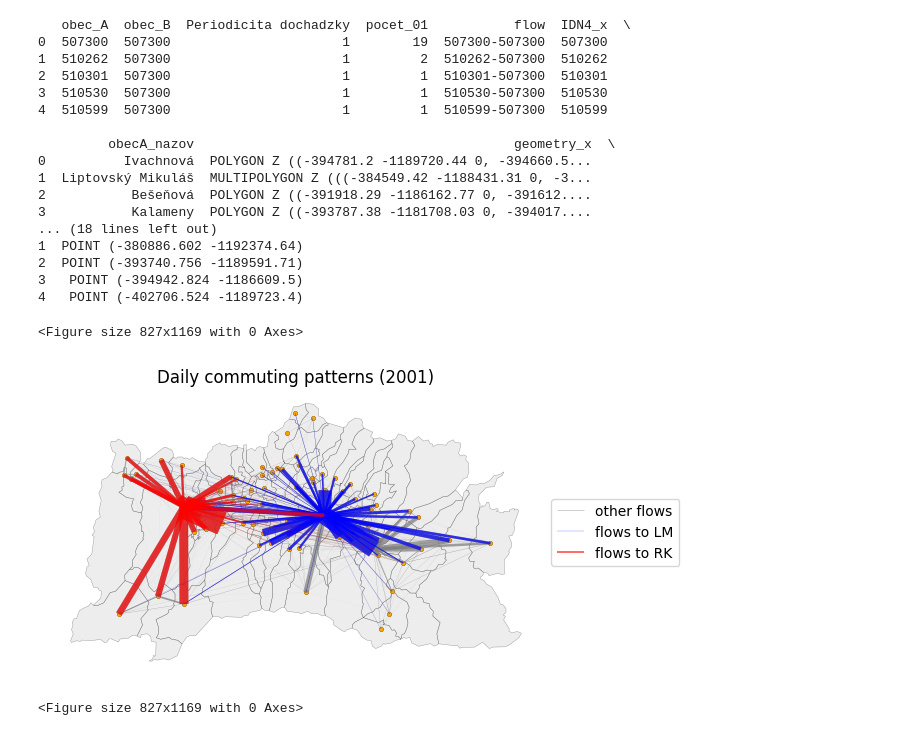
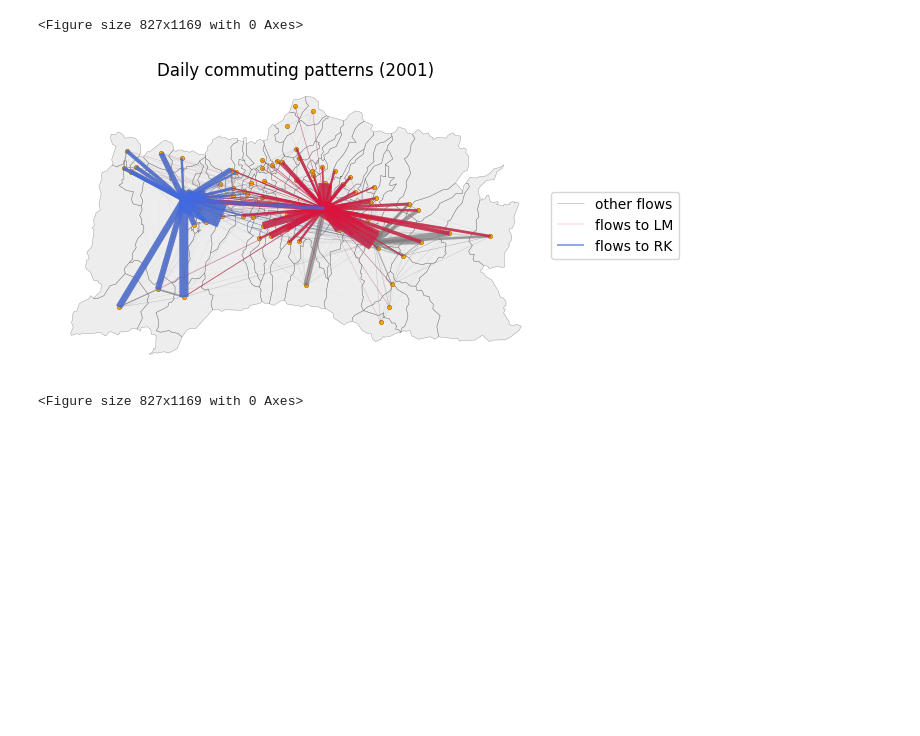
Before and after one commit to dbelohonov/maps_liptov, a Jupyter notebook: notebooks/maps_2001.ipynb, the cells around one changed output. Saved outputs shown, nothing was run; the diff lists cells and outputs as text; code cells hidden in the pictures; blank space fills up the shorter version.

```diff
--- a/notebooks/maps_2001.ipynb
+++ b/notebooks/maps_2001.ipynb
@@ -357,6 +359,12 @@ commuting = commute1.merge(
     how = "right"
 ).rename(columns = {"NM4": "obecB_nazov"})
 # print(commute1.head())
+commuting = commuting.merge(
+    lipt_colors,
+    left_on = "obec_B",
+    right_on = "obec_id",
+    how = "left"
+)
 print(commuting.head())
 # %% [output]
    obec_A  obec_B  Periodicita dochadzky  pocet_01           flow  IDN4_x  \
@@ -769,15 +593,10 @@ commuting_gdf = gpd.GeoDataFrame(
     geometry=[Point(xy) for xy in zip(commuting["start_x"], commuting["start_y"])],
     crs="EPSG:5514"
 )
-print(commuting_gdf.head())
+# print(commuting_gdf.head())
 
 background = gpd.read_file(r"../data/geo/liptov.shp")
-# flows_selected = f[f["kod_dest"].isin(["510262", "510998"])].copy()
 
-# flows_selected["geometry"] = flows_selected.apply(
-#     lambda row: LineString([(row["start_x"], row["start_y"]), (row["end_x"], row["end_y"])]),
-#     axis = 1
-# )
 commuting["geometry"] = commuting.apply(
     lambda row: LineString([(row["start_x"], row["start_y"]), (row["end_x"], row["end_y"])]),
     axis = 1
@@ -806,7 +625,7 @@ flows_510262.plot(
     ax = ax,
     linewidth = flows_510262["pocet_01"]/50,
     alpha = 0.7,
-    color = "blue",
+    color = "crimson",
     label = "flows to LM"
 )
 
@@ -814,33 +633,9 @@ flows_510998.plot(
     ax = ax,
     linewidth = flows_510998["pocet_01"]/50,
     alpha = 0.7,
-    color = "red",
+    color = "royalblue",
     label = "flows to RK"
 )
-
-
-# flows_other.plot(
-#     ax = ax,
-#     linewidth = flows_other["pocet"] / flows_other["pocet"].max()*100,
-#     alpha = 0.7,
-#     color = "grey",
-#     label = "other flows"
-# )
-# flows_510262.plot(
-#     ax = ax,
-#     linewidth = flows_510262["pocet"] / flows_510262["pocet"].max()*100,
-#     alpha = 0.7,
-#     color = "blue",
-#     label = "flows to LM"
-# )
-
-# flows_510998.plot(
-#     ax = ax,
-#     linewidth = flows_510998["pocet"] / flows_510998["pocet"].max()*100,
-#     alpha = 0.7,
-#     color = "red",
-#     label = "flows to RK"
-# )
 
 obce_gdf.plot(
     ax = plt.gca(),
@@ -855,52 +650,35 @@ plt.legend(
     frameon = True
 )
 
 plt.title("Daily commuting patterns (2001)")
 plt.xlabel("Longitude")
 plt.ylabel("Latitude")
 plt.axis(False)
 
 plt.grid(False)
 
 obce_gdf.plot(
     ax = plt.gca(),
     color = "orange",
     markersize = 10.0,
     edgecolor = "black",
     linewidth = 0.1
 )
 plt.legend(
     loc = "center left",
     bbox_to_anchor = (1, 0.5),
     frameon = True
 )
 
 plt.title("Daily commuting patterns (2001)")
 plt.axis(False)
 plt.grid(False)
 
 plt.savefig("../result_maps/flows/LM_RK_flows_2001.pdf", format = "pdf", dpi = 300, bbox_inches = "tight")
 plt.show()
 # %% [output]
-   obec_A  obec_B  Periodicita dochadzky  pocet_01           flow  IDN4_x  \
-0  507300  507300                      1        19  507300-507300  507300
-1  510262  507300                      1         2  510262-507300  510262
-2  510301  507300                      1         1  510301-507300  510301
-3  510530  507300                      1         1  510530-507300  510530
-4  510599  507300                      1         1  510599-507300  510599
-
-         obecA_nazov                                         geometry_x  \
-0          Ivachnová  POLYGON Z ((-394781.2 -1189720.44 0, -394660.5...
-1  Liptovský Mikuláš  MULTIPOLYGON Z (((-384549.42 -1188431.31 0, -3...
-2           Bešeňová  POLYGON Z ((-391918.29 -1186162.77 0, -391612....
-3           Kalameny  POLYGON Z ((-393787.38 -1181708.03 0, -394017....
-... (18 lines left out)
-1  POINT (-380886.602 -1192374.64)
-2  POINT (-393740.756 -1189591.71)
-3   POINT (-394942.824 -1186609.5)
-4   POINT (-402706.524 -1189723.4)
+<Figure size 827x1169 with 0 Axes>
-<Figure size 827x1169 with 0 Axes>
-[figure, old version]
+[figure, new version]
 # %%
 plt.figure(figsize = (8.27, 11.69))
 
```
Also changed, not shown: parts of 8 cells of this notebook, 36 other files.
